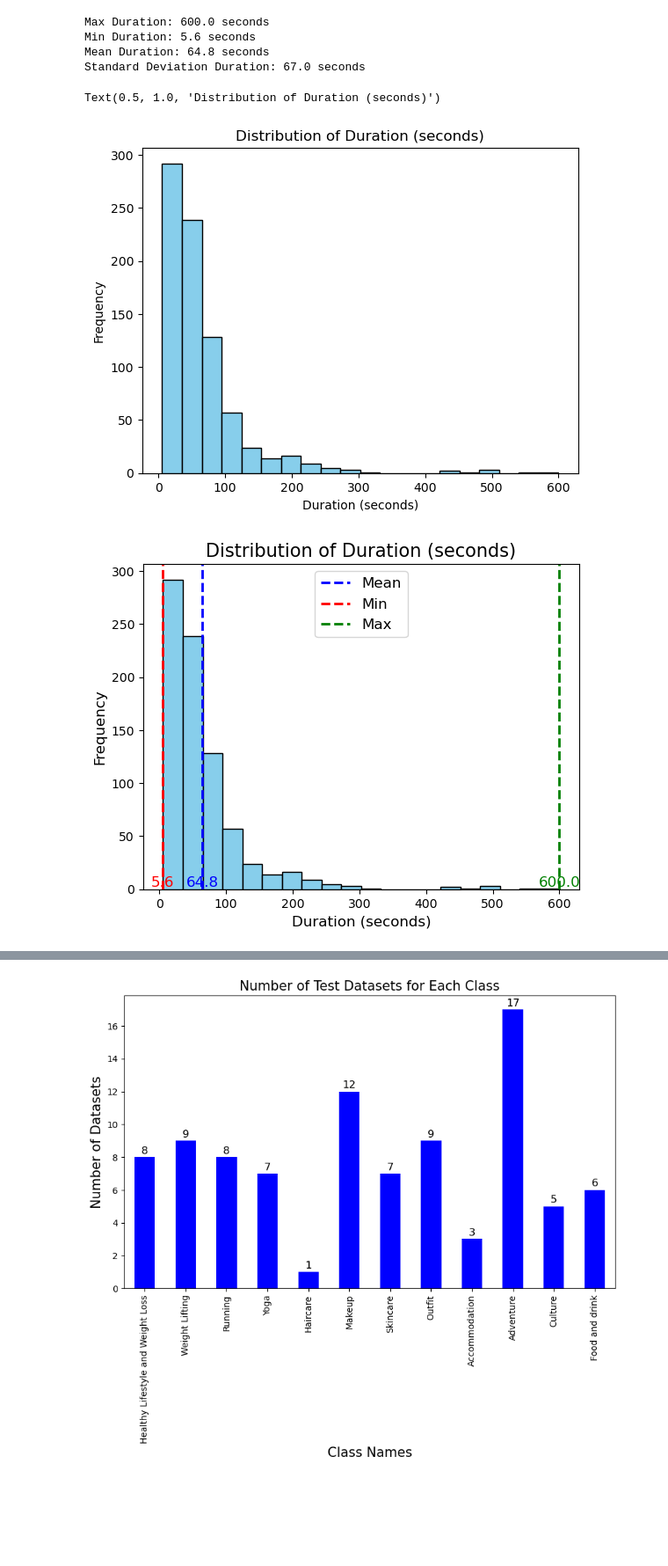
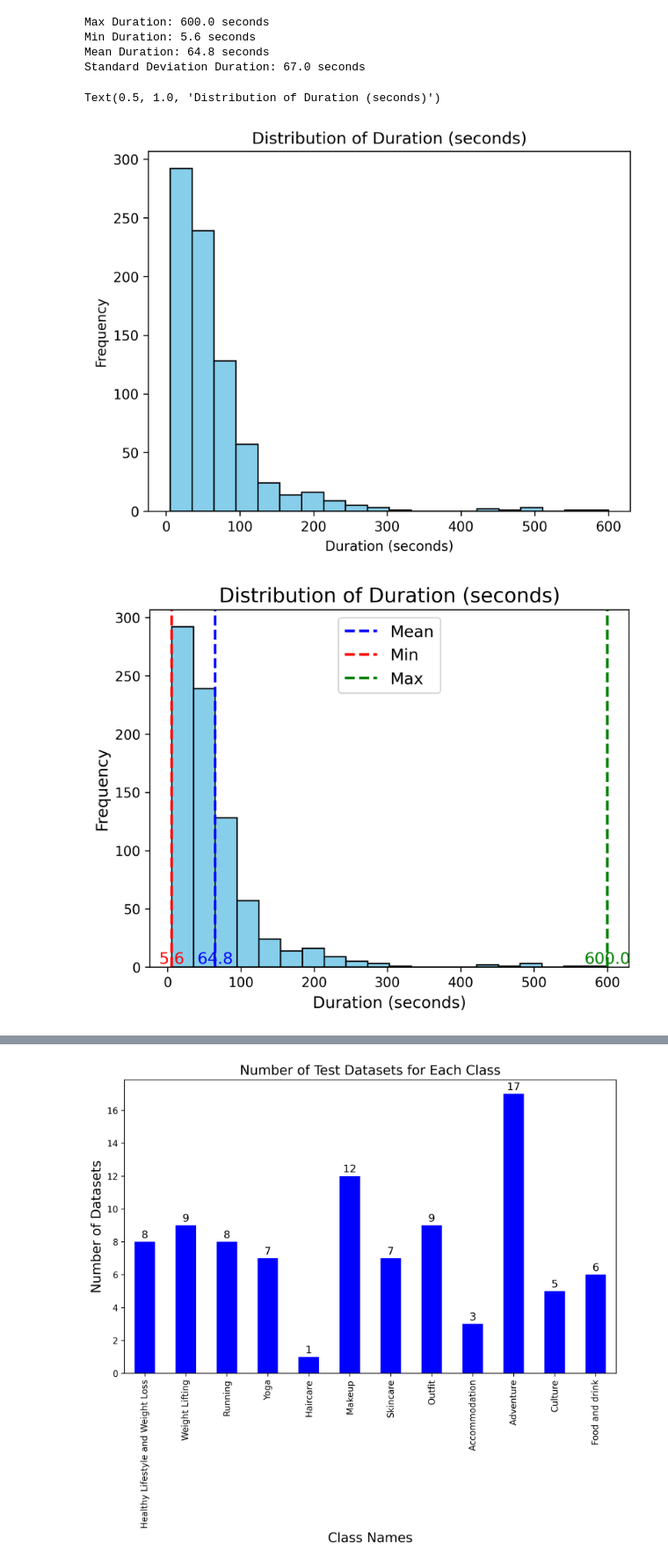
Before and after one commit to eatrabyo/multi_label_classification_on_tik_tok_videos, a Jupyter notebook: EDA.ipynb, the cells around one changed output, grey strips where cells are left out. Shown at 88% size. Saved outputs shown, nothing was run; the diff lists cells and outputs as text; code cells hidden in the pictures; blank space fills up the shorter version.

```diff
--- a/EDA.ipynb
+++ b/EDA.ipynb
@@ -10,9 +11,10 @@ Note: you may need to restart the kernel to use updated packages.
 # %%
 import pandas as pd
 import numpy as np
-import os
+import matplotlib.pyplot as plt
 
 file_df = pd.read_csv('data/data_set_label.csv')
+file_df.drop(columns=['data_split'],inplace=True)
 # %%
 file_df.shape
 # %% [output]
@@ -395,0 +376,9 @@ print(join_df)
+# %%
+# Inner join
+join_df = pd.merge(file_df, concat_df, on = "filename")
+join_df = join_df[['No', 'filename', 'data_split', 'Links', 'main_label', 'sub_label',
+       'Healthy Lifestyle and Weight Loss', 'Weight Lifting', 'Running',
+       'Yoga', 'Haircare', 'Makeup', 'Skincare', 'Outfit', 'Accommodation',
+       'Adventure', 'Culture', 'Food and drink', 'duration', 'frame_count',
+       'height', 'width', 'fps', 'count']]
+print(join_df.columns)
@@ -555,6 +498,6 @@ print(file_df)
 # %%
 # Extract the 'duration' column
-duration_column = file_df['duration']
+duration_column = join_df['duration']
 
 # Calculate max, min, mean, and standard deviation
 max_duration = duration_column.max()
@@ -574,17 +517,19 @@ Mean Duration: 64.8 seconds
 Standard Deviation Duration: 67.0 seconds
 # %%
 # Plot histogram
+plt.figure(dpi=300)
 plt.hist(duration_column, bins=20, color='skyblue', edgecolor='black')
 
 # Add labels and title
 plt.xlabel('Duration (seconds)')
 plt.ylabel('Frequency')
 plt.title('Distribution of Duration (seconds)')
 # %% [output]
 Text(0.5, 1.0, 'Distribution of Duration (seconds)')
-[figure, old version]
+[figure, new version]
 # %%
 # Plot histogram
+plt.figure(dpi=300)
 plt.hist(duration_column, bins=20, color='skyblue', edgecolor='black')
 
 # Add labels and title
@@ -607,7 +552,7 @@ plt.text(mean_duration, 0, f'{mean_duration:.1f}', rotation=0, va='bottom', ha='
 # Show the plot
 plt.show()
 # %% [output]
-[figure, old version]
+[figure, new version]
 # %%
 train_label = pd.read_csv('data/train_label.csv')
 test_label = pd.read_csv('data/test_label.csv')
```
Also changed, not shown: parts of 42 cells of this notebook.
